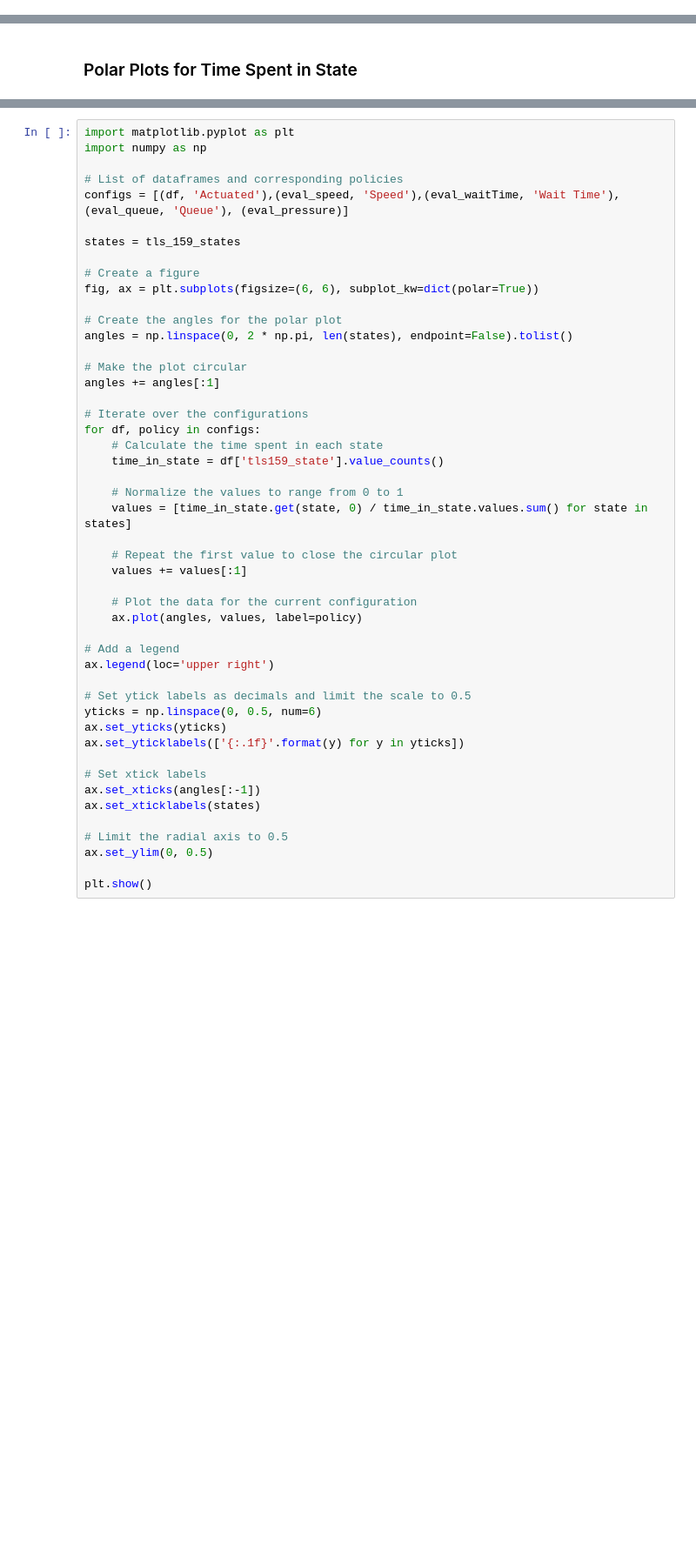
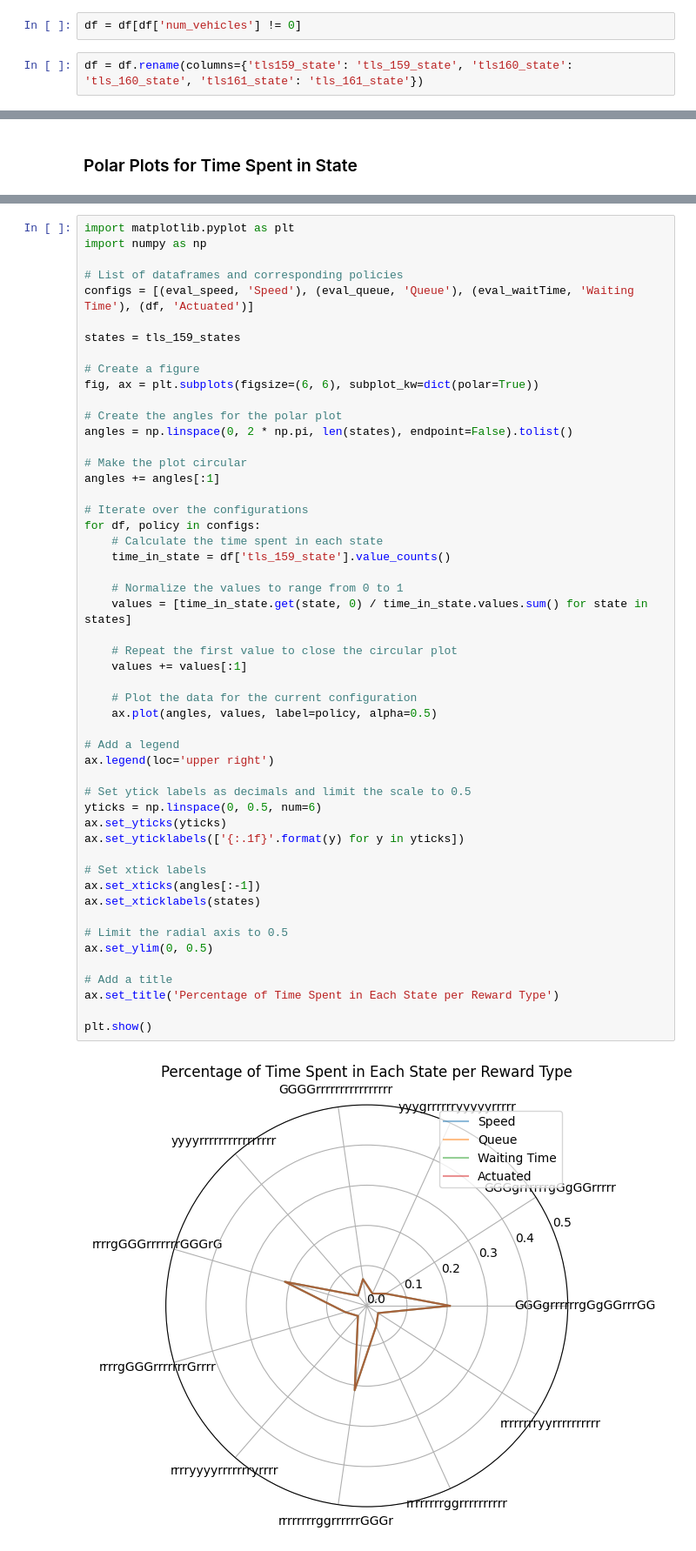
Before and after one commit to karstenk9/rl_traffic_signal_optimization, a Jupyter notebook: notebooks/evaluation_performance.ipynb, the cells around one changed output, grey strips where cells are left out. Shown at 87% size. Drawn from its saved outputs; the diff is of its cells as text; blank space fills up the shorter version.

```diff
--- a/notebooks/evaluation_performance.ipynb
+++ b/notebooks/evaluation_performance.ipynb
@@ -28,6 +28,10 @@ df
 | 8998 | 34198 | 53 | ['tram', 'DEFAULT_VEHTYPE', 'truc... | 0.212102 | 183281.244519 | 6660.068031 | 31.349939 | ... |
 | 8999 | 34199 | 54 | ['tram', 'DEFAULT_VEHTYPE', 'truc... | 0.211346 | 194102.722915 | 6753.188787 | 31.791324 | ... |
 9000 rows × 31 columns
+# %%
+df = df[df['num_vehicles'] != 0]
+# %%
+df = df.rename(columns={'tls159_state': 'tls_159_state', 'tls160_state': 'tls_160_state', 'tls161_state': 'tls_161_state'})
 # %%
 df[['localCO2Emission','localCOEmission','localHCEmission','localPMxEmission','localNOxEmission','localNoiseEmission', 'local_fuel_consumption']].mean()
 # %% [output]
@@ -333,7 +392,7 @@ import matplotlib.pyplot as plt
 import numpy as np
 
 # List of dataframes and corresponding policies
-configs = [(df, 'Actuated'),(eval_speed, 'Speed'),(eval_waitTime, 'Wait Time'),(eval_queue, 'Queue'), (eval_pressure)]
+configs = [(eval_speed, 'Speed'), (eval_queue, 'Queue'), (eval_waitTime, 'Waiting Time'), (df, 'Actuated')]
 
 states = tls_159_states
 
@@ -347,32 +406,37 @@ angles = np.linspace(0, 2 * np.pi, len(states), endpoint=False).tolist()
 angles += angles[:1]
 
 # Iterate over the configurations
 for df, policy in configs:
     # Calculate the time spent in each state
-    time_in_state = df['tls159_state'].value_counts()
+    time_in_state = df['tls_159_state'].value_counts()
 
     # Normalize the values to range from 0 to 1
     values = [time_in_state.get(state, 0) / time_in_state.values.sum() for state in states]
 
     # Repeat the first value to close the circular plot
     values += values[:1]
 
     # Plot the data for the current configuration
-    ax.plot(angles, values, label=policy)
+    ax.plot(angles, values, label=policy, alpha=0.5)
 
 # Add a legend
 ax.legend(loc='upper right')
 
 # Set ytick labels as decimals and limit the scale to 0.5
 yticks = np.linspace(0, 0.5, num=6)
 ax.set_yticks(yticks)
 ax.set_yticklabels(['{:.1f}'.format(y) for y in yticks])
 
 # Set xtick labels
 ax.set_xticks(angles[:-1])
 ax.set_xticklabels(states)
 
 # Limit the radial axis to 0.5
 ax.set_ylim(0, 0.5)
 
+# Add a title
+ax.set_title('Percentage of Time Spent in Each State per Reward Type')
+
 plt.show()
+# %% [output]
+[figure, added]
```
Also changed, not shown: parts of 12 cells of this notebook, 4 other files.
